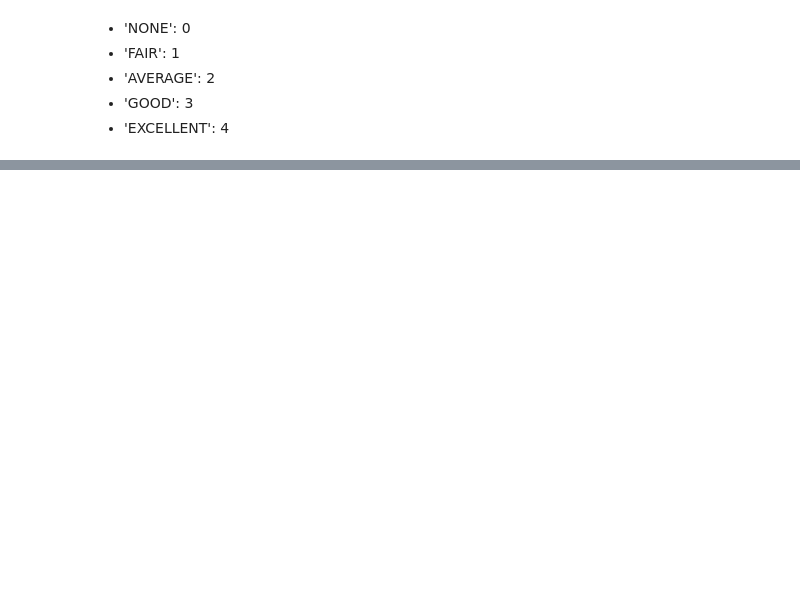
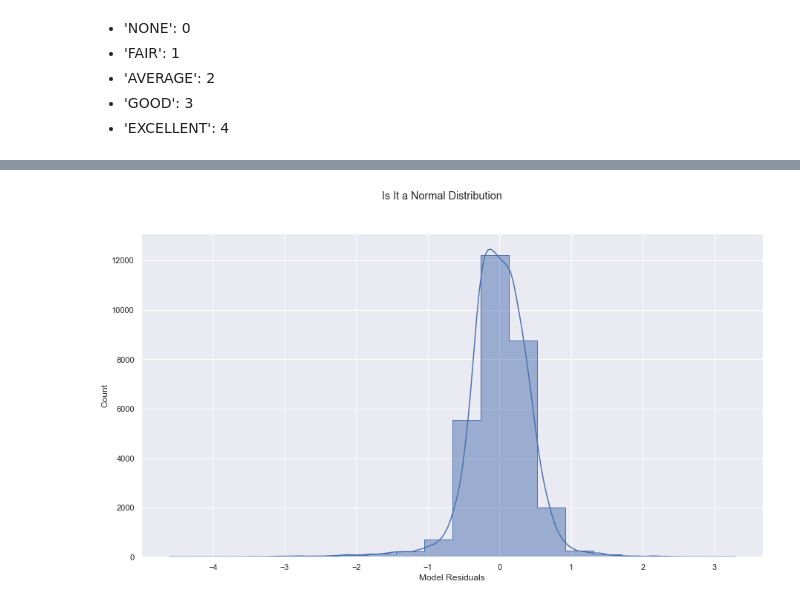
Before and after one commit to AliRampur/Phase-2-Group-Project, a Jupyter notebook: Charlie_notebook.ipynb, the cells around one changed output, grey strips where cells are left out. Cells and saved outputs as stored; diff of their text form; code cells hidden in the pictures; blank space fills up the shorter version.

```diff
--- a/Charlie_notebook.ipynb
+++ b/Charlie_notebook.ipynb
@@ -648,0 +628,3 @@ df.head()
+# %%
+model_diam = sm.OLS(y_scld, sm.add_constant(X_standard)).fit()
+model_diam.summary()
@@ -648,0 +665,7 @@ df.head()
+# %%
+fig, ax = plt.subplots()
+sns.histplot(model_diam.resid, bins=20, element="step", kde=True, ax=ax)
+ax.set_xlabel("Model Residuals")
+fig.suptitle("Is It a Normal Distribution");
+# %% [output]
+[figure, added]
```
Also changed, not shown: parts of 33 cells of this notebook.
